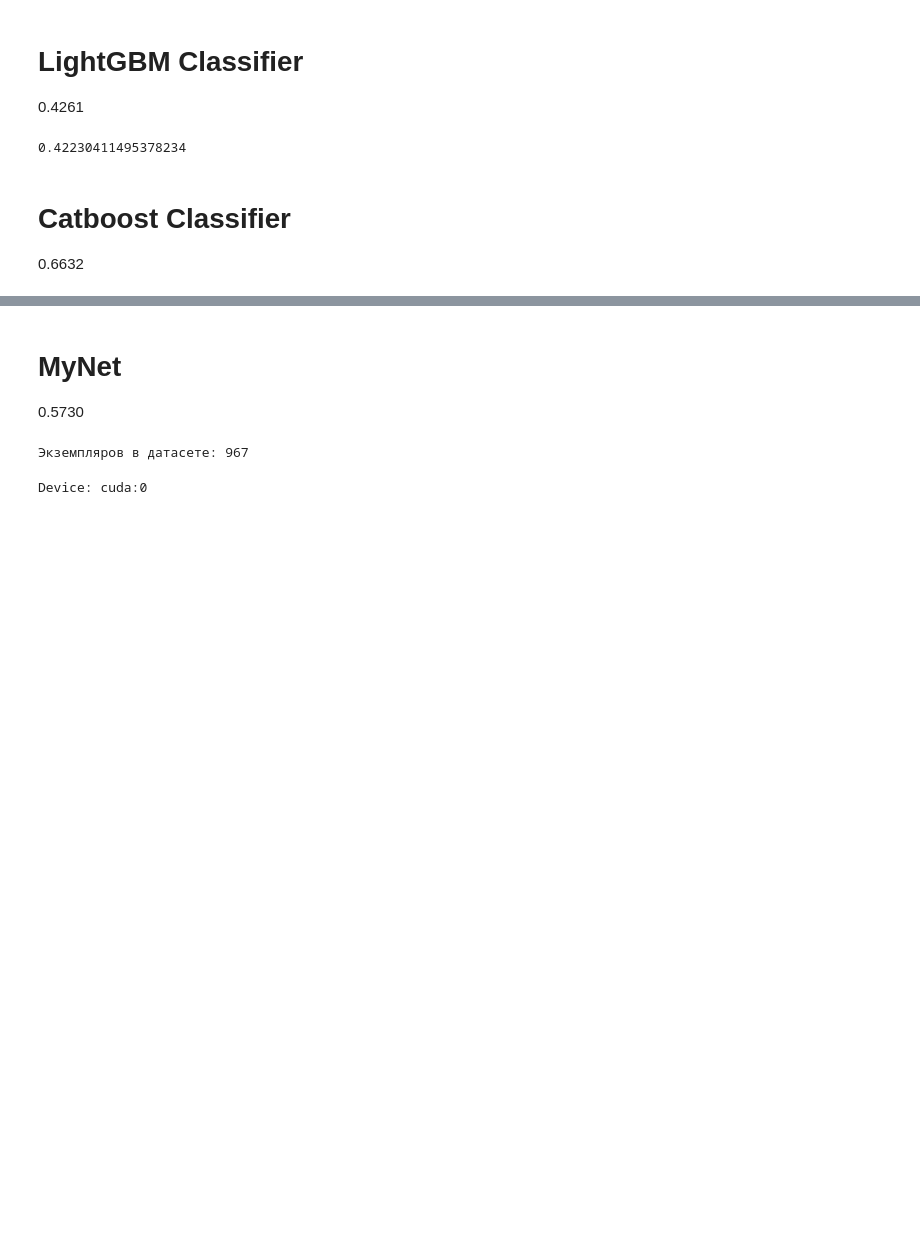
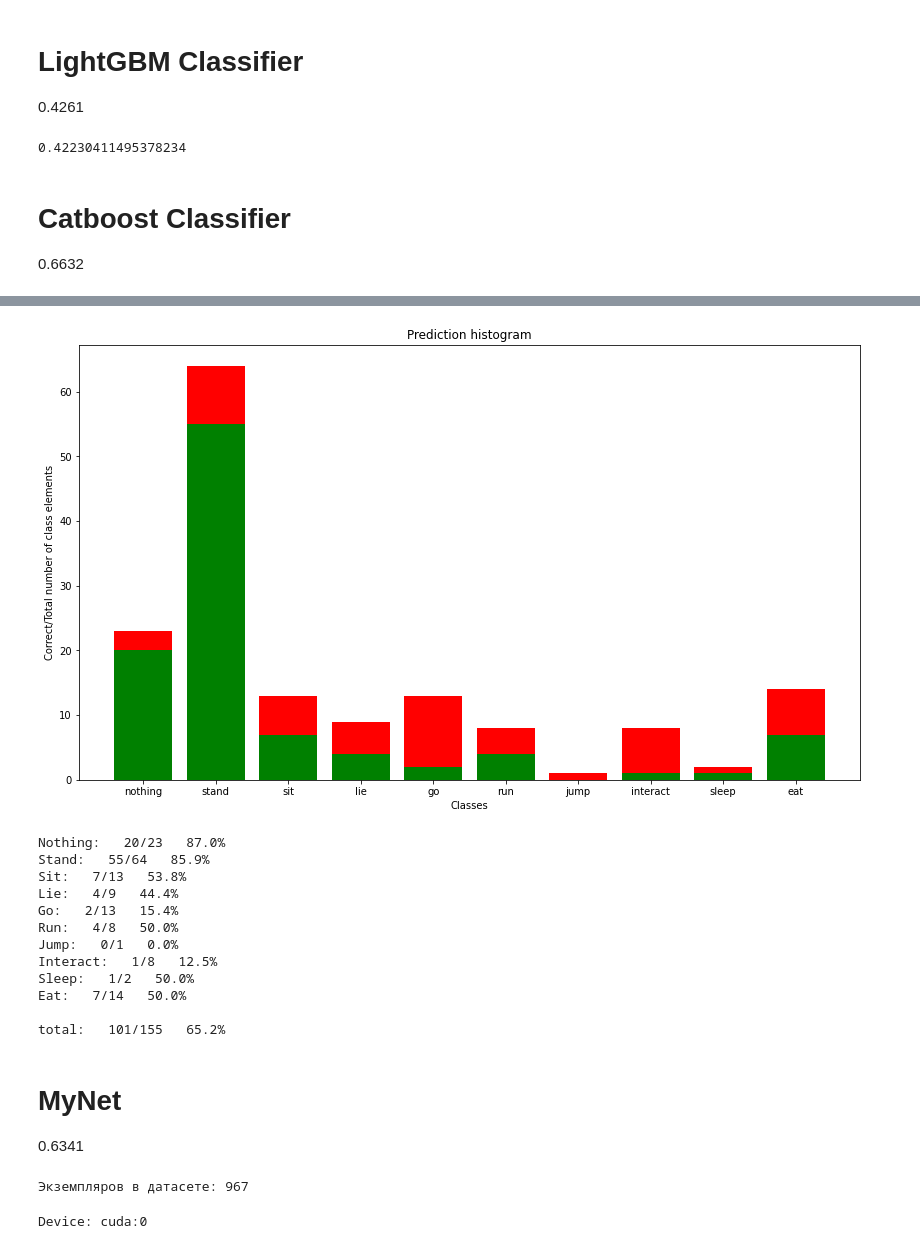
Before and after one commit to Maximrez/Pets-Activity-Interpreter-New, a Jupyter notebook: training_classifier.ipynb, the cells around one changed output, grey strips where cells are left out. Cells and saved outputs as stored; diff of their text form; code cells hidden in the pictures; blank space fills up the shorter version.

```diff
--- a/training_classifier.ipynb
+++ b/training_classifier.ipynb
@@ -174,7 +177,7 @@ precision_score(y_pred, y_test['label'], average=None).mean()
 0.6632
 # %%
 train_pool = Pool(data=X_train, label=y_train['label'])
-test_pool = Pool(data=X_test, label=y_test['label'])
+eval_pool = Pool(data=X_val, label=y_val['label'])
 # %%
 cat_classifier = CatBoostClassifier(
     loss_function='MultiClass',
@@ -183,4 +186,4 @@ cat_classifier = CatBoostClassifier(
     random_state = 22
 )
 # %%
-cat_classifier.fit(train_pool, eval_set=test_pool, verbose=False, plot=False)
+cat_classifier.fit(train_pool, eval_set=eval_pool, verbose=False, plot=False)
@@ -193,8 +198,53 @@ cat_classifier.get_best_score()
+# %%
+preds = cat_classifier.predict(X_test)
+targets = list(y_test["label"])
+
+names = ['nothing'] + list(y.columns[:-1])
+
+preds = cat_classifier.predict(X_test)
+targets = list(y_test["label"])
+
+classes_count = [0] * 10
+classes_correct = [0] * 10
+
+for idx in range(len(targets)):
+    classes_count[targets[idx]] += 1
+    if targets[idx] == preds[idx]:
+        classes_correct[targets[idx]] += 1
+
+plt.rcParams['figure.figsize'] = (14, 8)
+plt.bar(range(10), classes_count, color="red");
+plt.bar(range(10), classes_correct, color="green");
+plt.xticks(range(10), names);
+plt.ylabel('Correct/Total number of class elements')
+plt.xlabel('Classes')
+plt.title("Prediction histogram")
+plt.show()
+
+print()
+for idx in range(10):
+    print("{}:   {}/{}   {:.1f}%".format(names[idx].title(), classes_correct[idx], classes_count[idx], 100*classes_correct[idx]/classes_count[idx]))
+
+print("\ntotal:   {}/{}   {:.1f}%".format(sum(classes_correct), sum(classes_count), 100*sum(classes_correct)/sum(classes_count)))
+# %% [output]
+[figure, added]
+Nothing:   20/23   87.0%
+Stand:   55/64   85.9%
+Sit:   7/13   53.8%
+Lie:   4/9   44.4%
+Go:   2/13   15.4%
+Run:   4/8   50.0%
+Jump:   0/1   0.0%
+Interact:   1/8   12.5%
+Sleep:   1/2   50.0%
+Eat:   7/14   50.0%
+
+total:   101/155   65.2%
 # %%
 cat_classifier.save_model('cat_classifier')
 # %% [markdown]
 # MyNet
-0.5730
+0.6341
 # %%
 class AnimalsDataset(Dataset):
     def __init__(self, csv_file, root_dir, transform=None):
```
Also changed, not shown: parts of 20 cells of this notebook, 1 other file.
